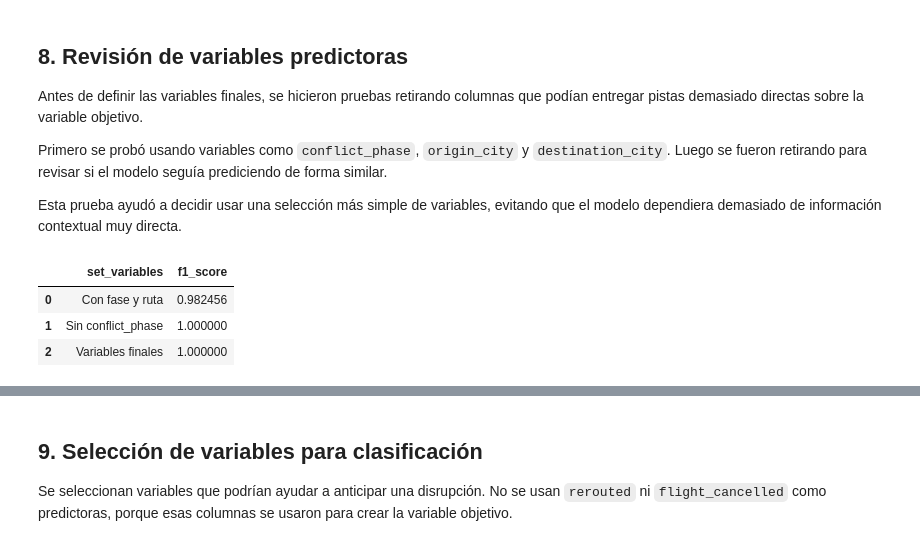
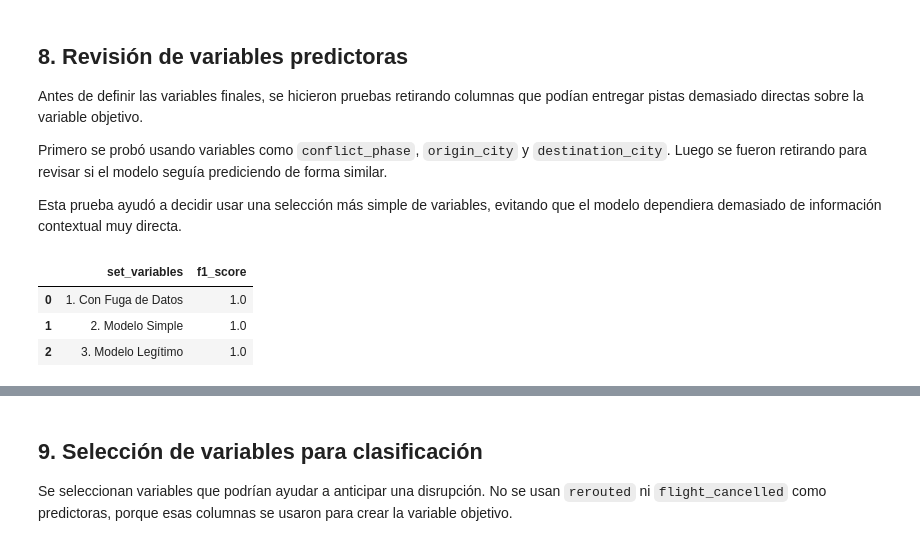
Before and after one commit to CristobalSilvam/EVA2PCD, a Jupyter notebook: notebooks/02_supervised_modeling.ipynb, the cells around one changed output, grey strips where cells are left out. Saved outputs shown, nothing was run; the diff lists cells and outputs as text; code cells hidden in the pictures.

```diff
--- a/notebooks/02_supervised_modeling.ipynb
+++ b/notebooks/02_supervised_modeling.ipynb
@@ -156,7 +156,7 @@ from sklearn.metrics import f1_score
 # Probamos distintas combinaciones de variables para ver si el modelo dependía demasiado de algunas columnas
 
 feature_sets = {
-    "Con fase y ruta": {
+    "1. Con Fuga de Datos": {
         "num": [
             "original_distance_km",
             "jet_fuel_usd_barrel",
@@ -166,37 +166,33 @@ feature_sets = {
         ],
         "cat": [
             "airline",
-            "conflict_phase",
-            "origin_city",
-            "destination_city"
+            "conflict_phase"
         ]
     },
 
-    "Sin conflict_phase": {
+    "2. Modelo Simple": {
         "num": [
             "original_distance_km",
             "jet_fuel_usd_barrel",
             "base_ticket_price_usd",
-            "estimated_passengers",
-            "fuel_pct_of_cost"
+            "estimated_passengers"
         ],
-        "cat": [
-            "airline",
-            "origin_city",
-            "destination_city"
-        ]
+        "cat": ["airline"]
     },
 
-    "Variables finales": {
+    "3. Modelo Legítimo": {
         "num": [
             "original_distance_km",
             "jet_fuel_usd_barrel",
             "base_ticket_price_usd",
-            "estimated_passengers",
-            "fuel_pct_of_cost"
+            "estimated_passengers"
         ],
         "cat": [
-            "airline"
+            "airline",
+            "conflict_phase",
+            "aircraft_type",
+            "origin_city",
+            "destination_city"
         ]
     }
 }
@@ -215,33 +211,33 @@ for set_name, cols in feature_sets.items():
         test_size=0.2,
         random_state=42,
         stratify=y_temp
     )
 
     preprocessor_temp = ColumnTransformer(
         transformers=[
             ("num", StandardScaler(), cols["num"]),
             ("cat", OneHotEncoder(handle_unknown="ignore"), cols["cat"])
         ]
     )
 
     model_temp = Pipeline(steps=[
         ("preprocessor", preprocessor_temp),
         ("model", RandomForestClassifier(random_state=42))
     ])
 
     model_temp.fit(X_train_temp, y_train_temp)
     y_pred_temp = model_temp.predict(X_test_temp)
 
     comparison_results.append({
         "set_variables": set_name,
         "f1_score": f1_score(y_test_temp, y_pred_temp, zero_division=0)
     })
 
 feature_comparison_df = pd.DataFrame(comparison_results)
 
 feature_comparison_df
 # %% [output]
 |  | set_variables | f1_score |
-| 0 | Con fase y ruta | 0.982456 |
-| 1 | Sin conflict_phase | 1.000000 |
-| 2 | Variables finales | 1.000000 |
+| 0 | 1. Con Fuga de Datos | 1.0 |
+| 1 | 2. Modelo Simple | 1.0 |
+| 2 | 3. Modelo Legítimo | 1.0 |
```
Also changed, not shown: parts of 5 cells of this notebook, 15 other files.
